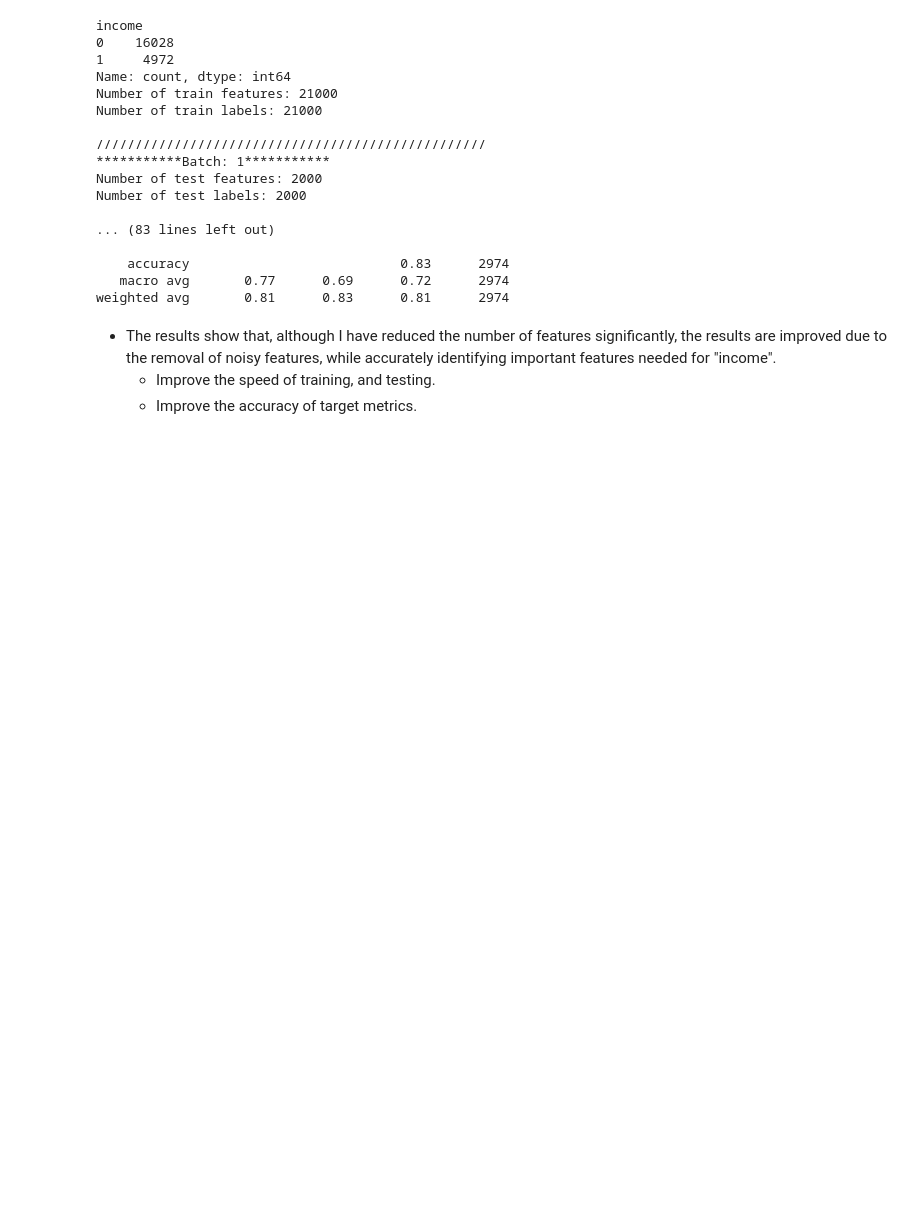
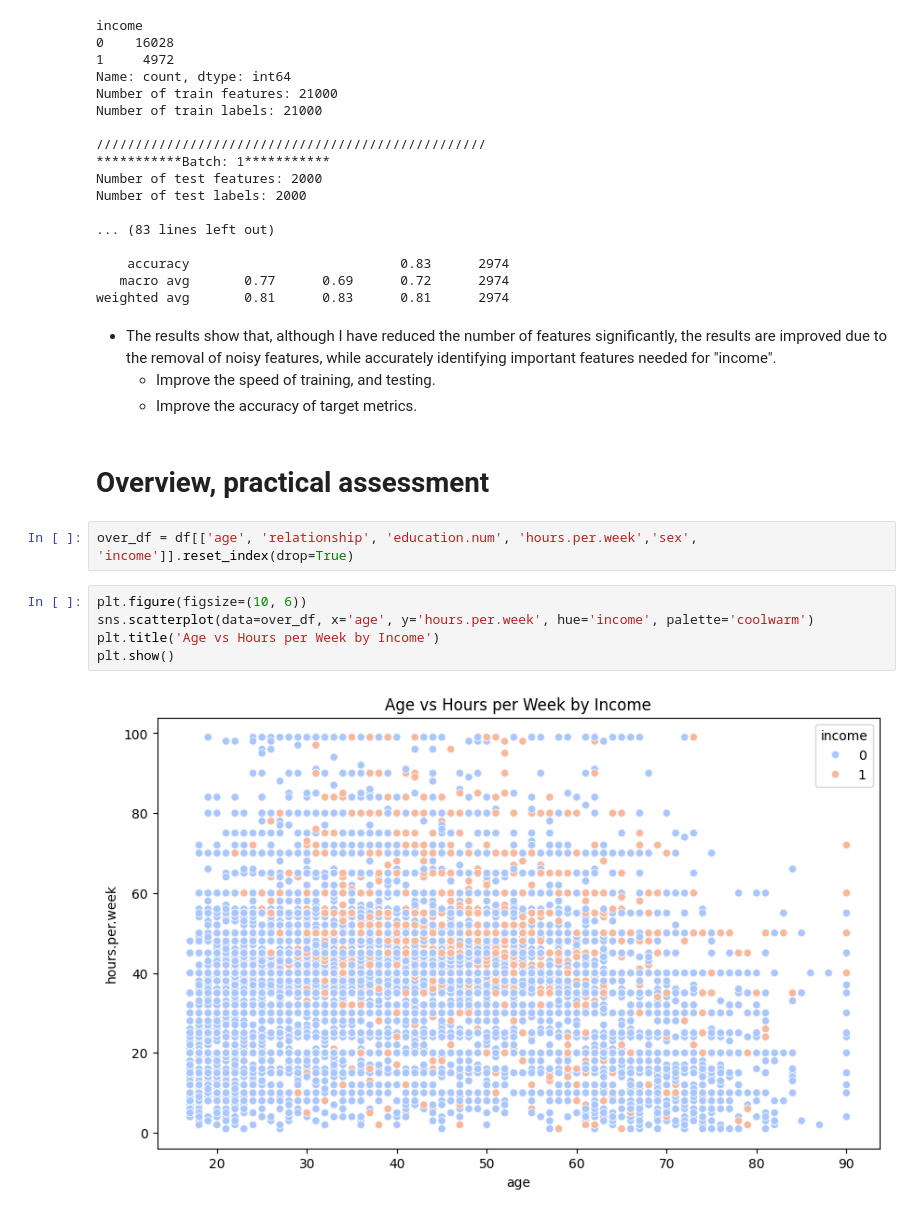
Before and after one commit to Hoanha2101/DataMining, a Jupyter notebook: data_mining.ipynb, the cells around one changed output. Cells and saved outputs as stored; diff of their text form; blank space fills up the shorter version.

```diff
--- a/data_mining.ipynb
+++ b/data_mining.ipynb
@@ -1090,3 +1090,14 @@ weighted avg       0.81      0.83      0.81      2974
 - The results show that, although I have reduced the number of features significantly, the results are improved due to the removal of noisy features, while accurately identifying important features needed for "income".
     + Improve the speed of training, and testing.
     + Improve the accuracy of target metrics.
+# %% [markdown]
+# Overview, practical assessment
+# %%
+over_df = df[['age', 'relationship', 'education.num', 'hours.per.week','sex', 'income']].reset_index(drop=True)
+# %%
+plt.figure(figsize=(10, 6))
+sns.scatterplot(data=over_df, x='age', y='hours.per.week', hue='income', palette='coolwarm')
+plt.title('Age vs Hours per Week by Income')
+plt.show()
+# %% [output]
+[figure, added]
```
Also changed, not shown: parts of 15 cells of this notebook, 1 other file.
